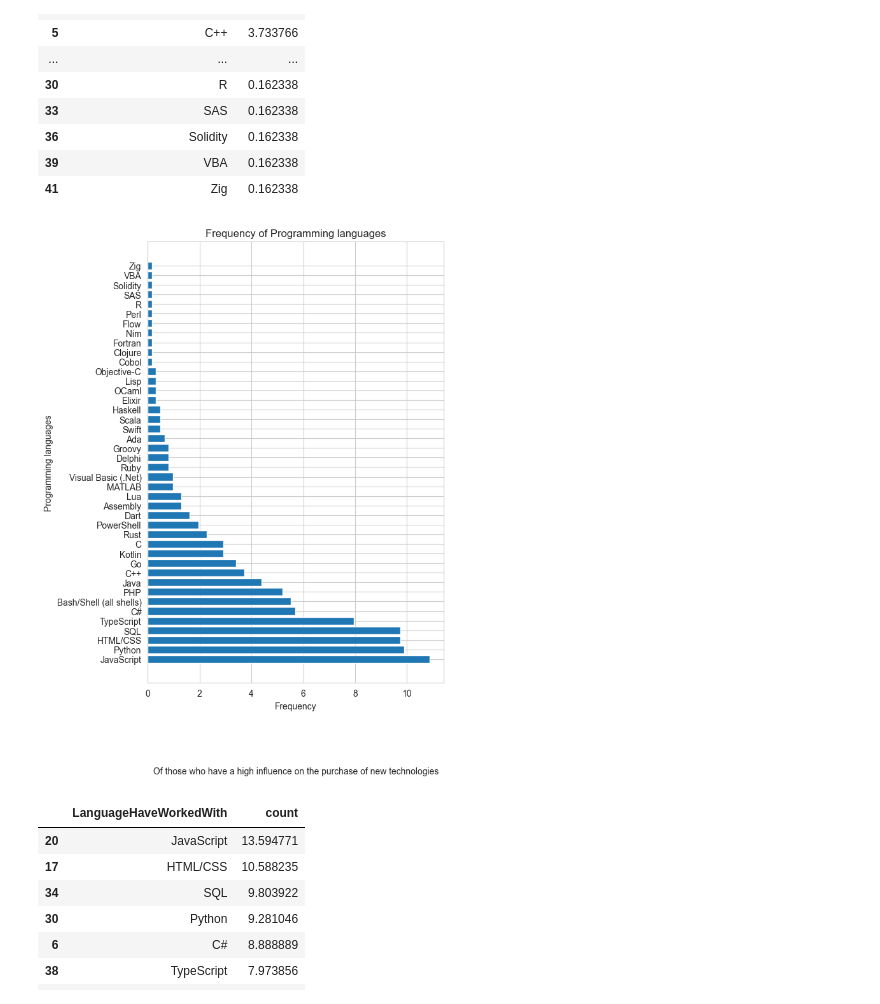
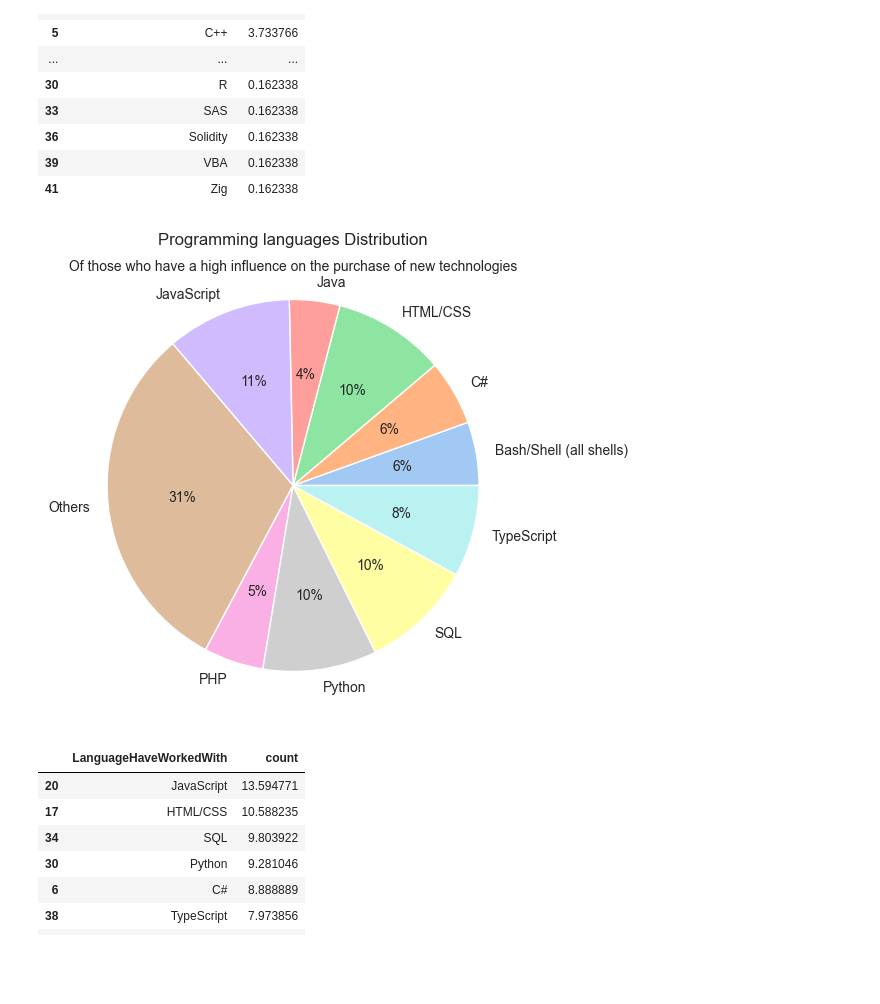
Before and after one commit to abrahim-k/stack_overflow_data, a Jupyter notebook: stack_overflow.ipynb, the cells around one changed output. Drawn from its saved outputs; the diff is of its cells as text; code cells hidden in the pictures; blank space fills up the shorter version.

Commit message:
fix: two bar plots turned into piecharts

```diff
--- a/stack_overflow.ipynb
+++ b/stack_overflow.ipynb
@@ -198,11 +198,11 @@ class Plotter:
         df_draw = df.copy()
         df_draw.loc[df_draw['count'] < 4, column] = 'Others'
         df_draw = df_draw.groupby(column)['count'].sum().reset_index()
-        colors = sns.color_palette('Set1')[0:len(df_draw)]
+        colors = sns.color_palette('pastel')[0:len(df_draw)]
         plt.figure(figsize=(x, y))
         plt.pie(df_draw['count'], labels=df_draw[column], colors=colors, autopct='%.0f%%')
         plt.title(f'{name} Distribution')
-        plt.text(0.5, 0.95, f'Of those who have {influence} on the purchase of new technologies', ha='center', va='center', transform=plt.gca().transAxes)
+        plt.text(0.5, 0.97, f'Of those who have {influence} on the purchase of new technologies', ha='center', va='center', transform=plt.gca().transAxes)
         plt.show()
 
     def give_corr_plot(self, df, influence, x=8, y=6):
@@ -426,9 +426,9 @@ high_influence_language
 | 39 | VBA | 0.162338 |
 | 41 | Zig | 0.162338 |
 # %%
-plotter.give_bar_plot(high_influence_language, 'a high influence', 'LanguageHaveWorkedWith', 'Programming languages', 6, 9)
+plotter.give_pie_plot(high_influence_language, 'a high influence', 'LanguageHaveWorkedWith', 'Programming languages', 6, 9)
 # %% [output]
-[figure, old version]
+[figure, new version]
 # %%
 some_influence_language = some_result_maker.get_percentages_df_by_column('LanguageHaveWorkedWith')
 some_influence_language
```
Also changed, not shown: parts of 11 cells of this notebook.
